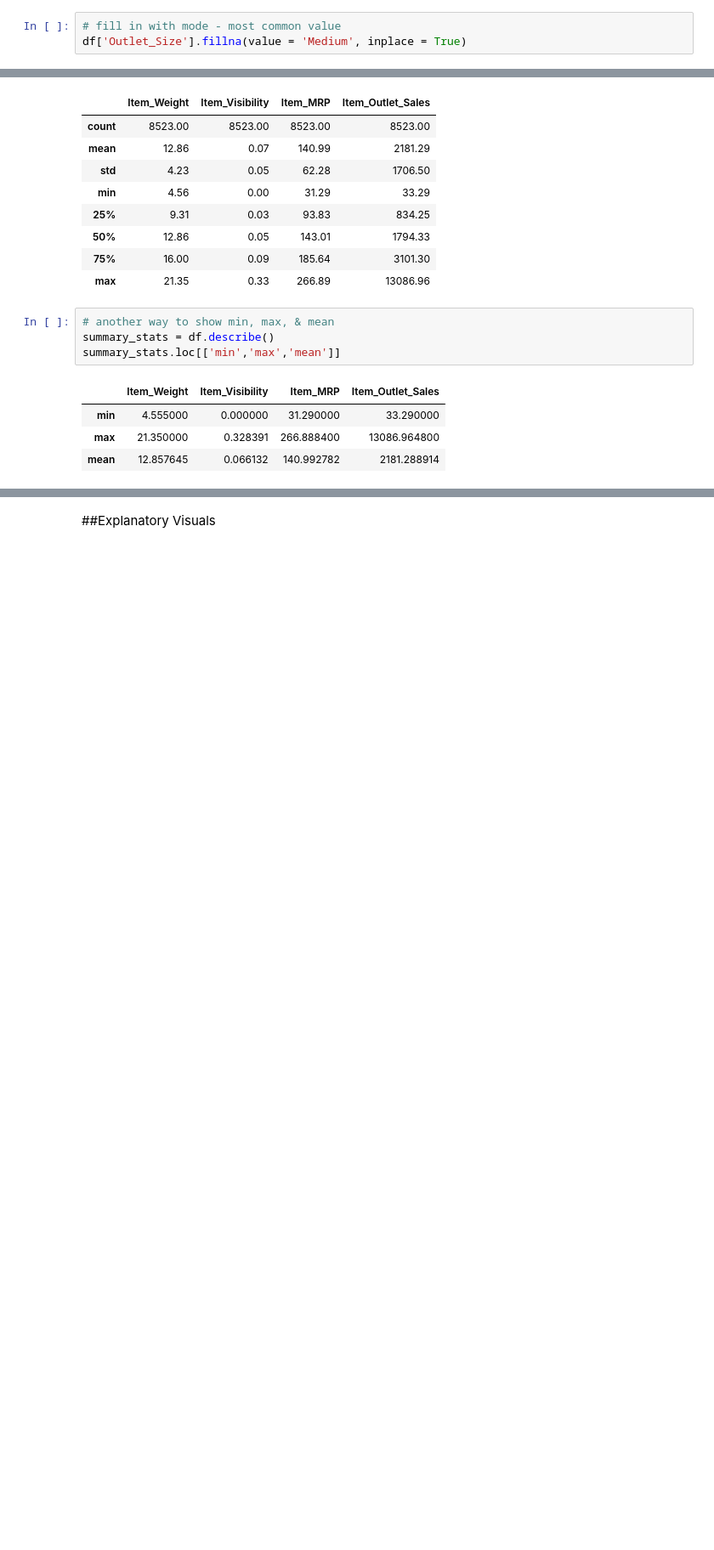
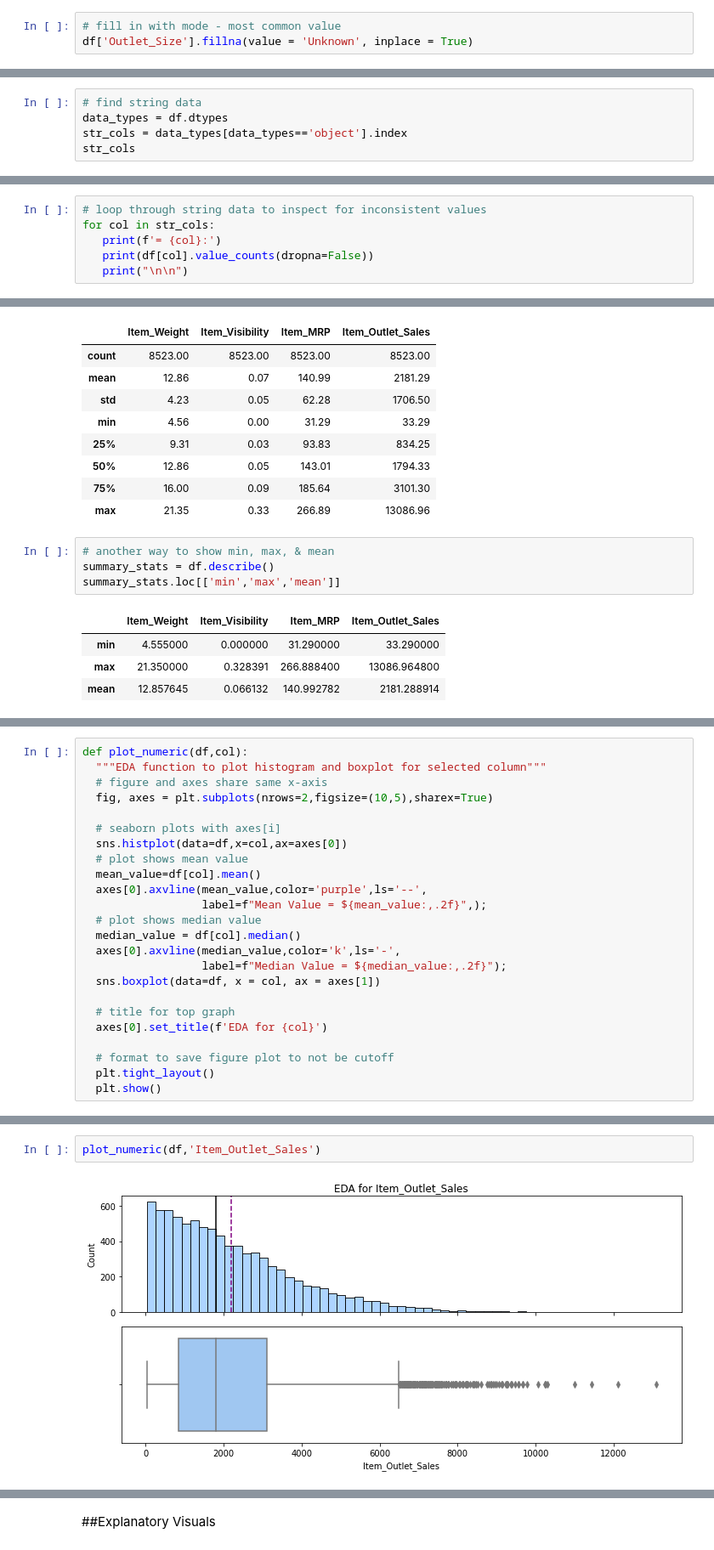
Before and after one commit to iarbietonilsson/food_sales_predictions, a Jupyter notebook: DataScienceFoodSalesPredictions_Ingrid.ipynb, the cells around one changed output, grey strips where cells are left out. Shown: that part at 85% size. Drawn from its saved outputs; the diff is of its cells as text; blank space fills up the shorter version.

```diff
--- a/DataScienceFoodSalesPredictions_Ingrid.ipynb
+++ b/DataScienceFoodSalesPredictions_Ingrid.ipynb
@@ -397,4 +466,4 @@ Name: Outlet_Size, dtype: int64
 # %%
 # fill in with mode - most common value
-df['Outlet_Size'].fillna(value = 'Medium', inplace = True)
+df['Outlet_Size'].fillna(value = 'Unknown', inplace = True)
 # %% [markdown]
@@ -437,0 +514,5 @@ Next, check categorical values for inconsistent data.
+# %%
+# find string data
+data_types = df.dtypes
+str_cols = data_types[data_types=='object'].index
+str_cols
@@ -437,0 +521,6 @@ Next, check categorical values for inconsistent data.
+# %%
+# loop through string data to inspect for inconsistent values
+for col in str_cols:
+   print(f'= {col}:')
+   print(df[col].value_counts(dropna=False))
+   print("\n\n")
@@ -529,0 +648,24 @@ summary_stats.loc[['min','max','mean']]
+# %%
+def plot_numeric(df,col):
+  """EDA function to plot histogram and boxplot for selected column"""
+  # figure and axes share same x-axis
+  fig, axes = plt.subplots(nrows=2,figsize=(10,5),sharex=True)
+
+  # seaborn plots with axes[i]
+  sns.histplot(data=df,x=col,ax=axes[0])
+  # plot shows mean value
+  mean_value=df[col].mean()
+  axes[0].axvline(mean_value,color='purple',ls='--',
+                  label=f"Mean Value = ${mean_value:,.2f}",);
+  # plot shows median value
+  median_value = df[col].median()
+  axes[0].axvline(median_value,color='k',ls='-',
+                  label=f"Median Value = ${median_value:,.2f}");
+  sns.boxplot(data=df, x = col, ax = axes[1])
+
+  # title for top graph
+  axes[0].set_title(f'EDA for {col}')
+
+  # format to save figure plot to not be cutoff
+  plt.tight_layout()
+  plt.show()
@@ -529,0 +674,4 @@ summary_stats.loc[['min','max','mean']]
+# %%
+plot_numeric(df,'Item_Outlet_Sales')
+# %% [output]
+[figure, added]
```
Also changed, not shown: parts of 88 cells of this notebook.
